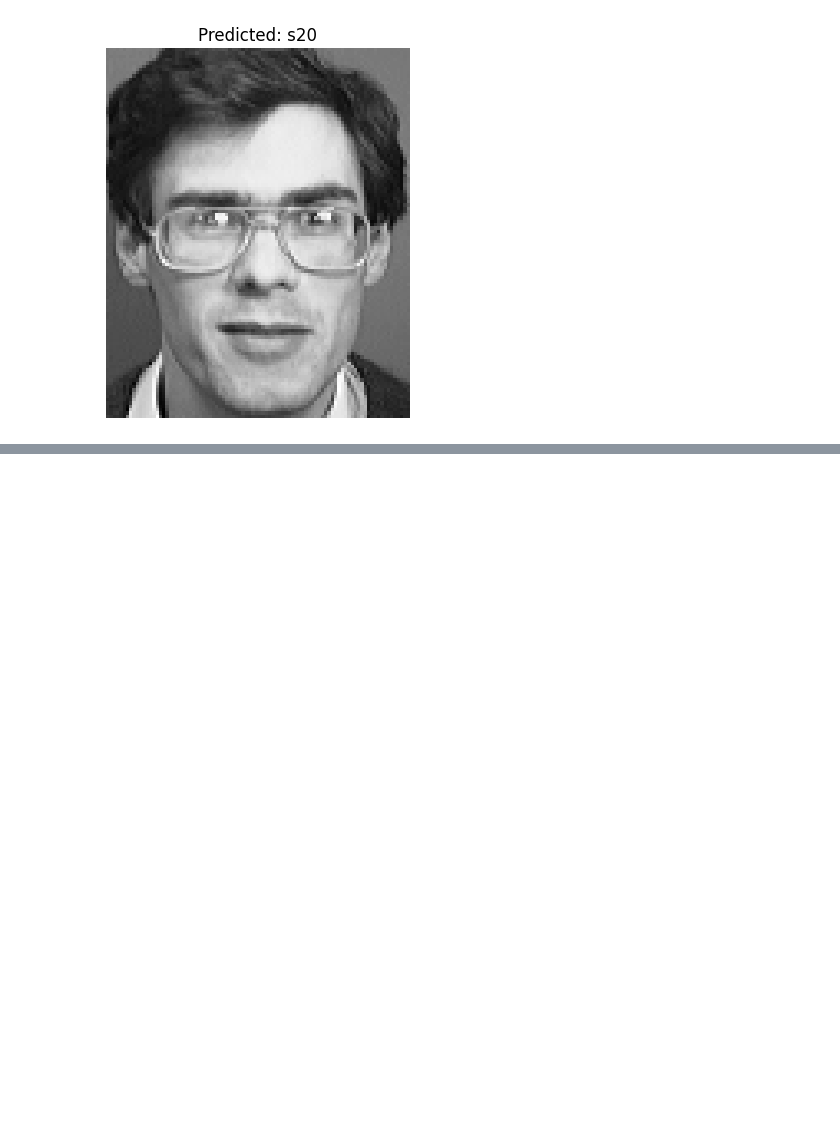
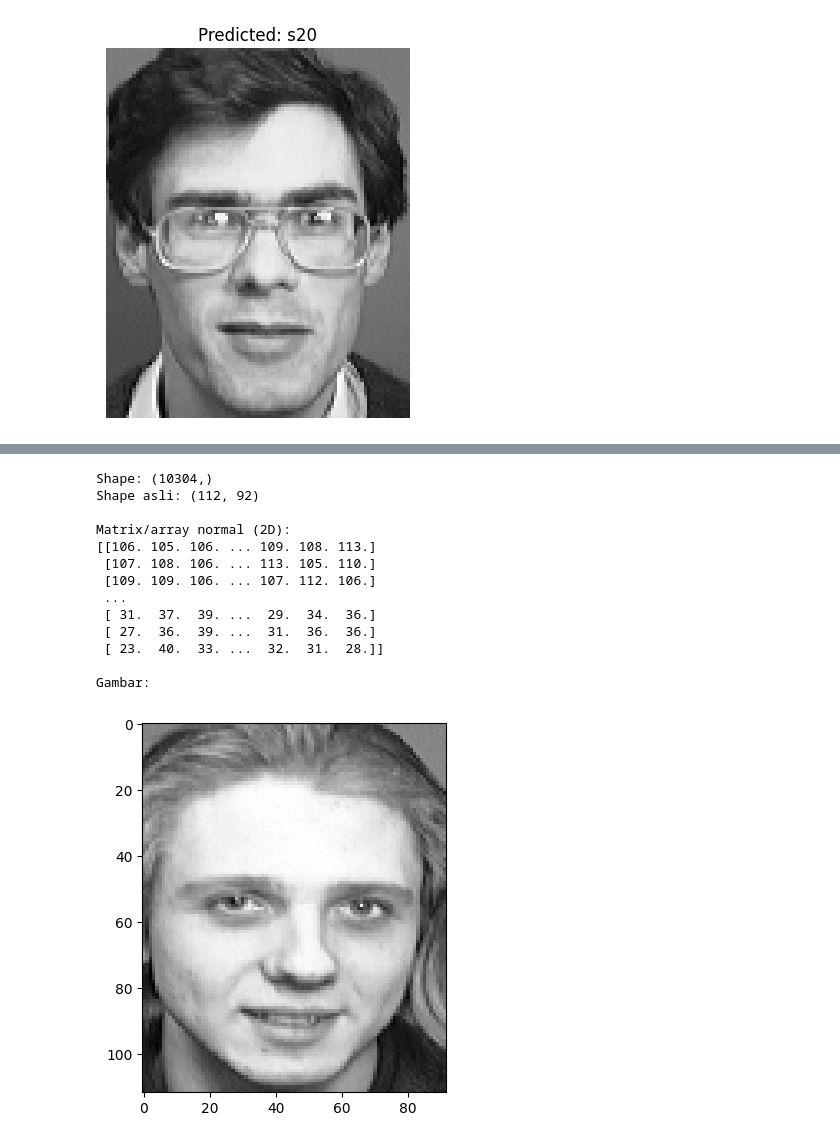
Before and after one commit to Nacxht/komputasi-aljabar-linier, a Jupyter notebook: src/eigenfaces/eigenfaces.ipynb, the cells around one changed output, grey strips where cells are left out. Cells and saved outputs as stored; diff of their text form; code cells hidden in the pictures; blank space fills up the shorter version.

```diff
--- a/src/eigenfaces/eigenfaces.ipynb
+++ b/src/eigenfaces/eigenfaces.ipynb
@@ -400,0 +420,33 @@ for i in range(5):
+# %%
+# mendapatkan array gambar random
+image = X[random.randint(0, len(X))]
+
+# menampilkan jumlah elemen/data dari array gambar yang telah di-flatten (1D)
+print(f"Shape: {image.shape}")
+
+# mengembalikan gambar/array yang di-flatten menjadi 2D
+image = image.reshape(112, 92)
+print(f"Shape asli: {image.shape}")
+
+# menampilkan matrix/array 2D yang telah dikembalikan bentuknya
+print(f"\nMatrix/array normal (2D):\n{image}")
+
+# menampilkan gambar menggunakan matrix/array 2D yang telah didapatkan
+print(f"\nGambar:")
+plt.imshow(image, cmap='gray')
+plt.show()
+# %% [output]
+Shape: (10304,)
+Shape asli: (112, 92)
+
+Matrix/array normal (2D):
+[[106. 105. 106. ... 109. 108. 113.]
+ [107. 108. 106. ... 113. 105. 110.]
+ [109. 109. 106. ... 107. 112. 106.]
+ ...
+ [ 31.  37.  39. ...  29.  34.  36.]
+ [ 27.  36.  39. ...  31.  36.  36.]
+ [ 23.  40.  33. ...  32.  31.  28.]]
+
+Gambar:
+[figure, added]
```
Also changed, not shown: parts of 33 cells of this notebook, 2 other files.
